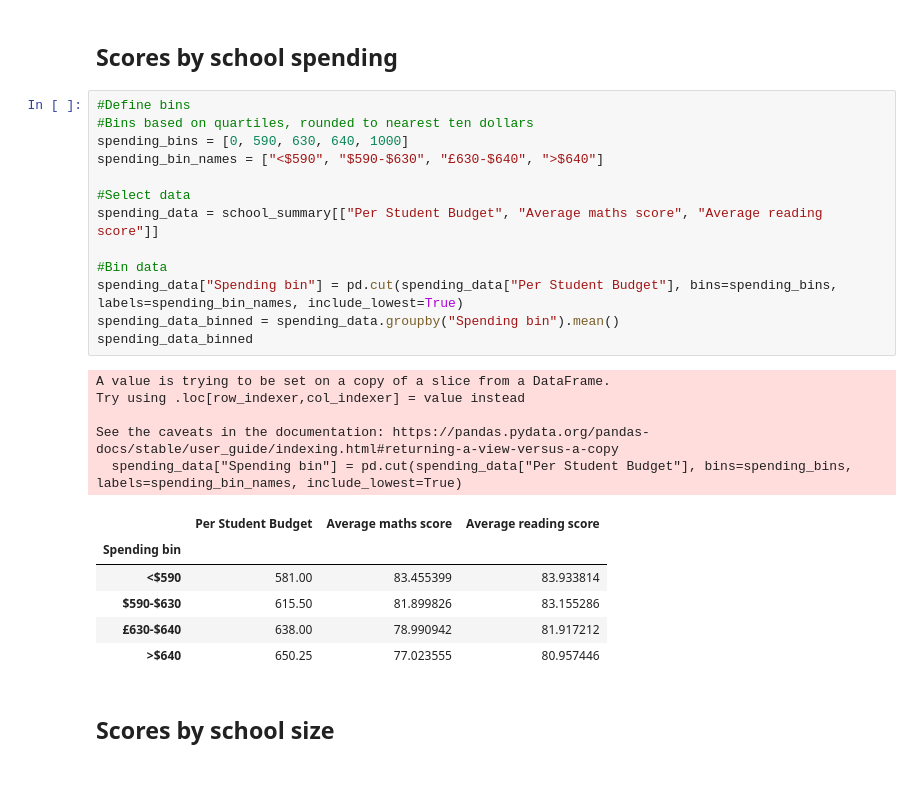
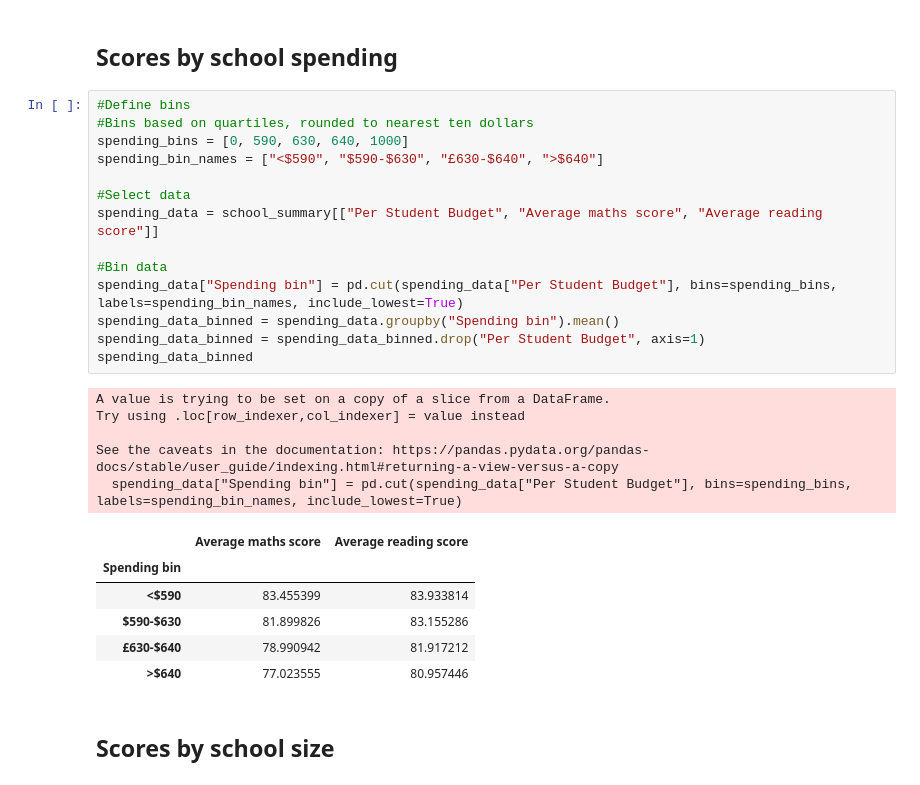
Before and after one commit to TomHOldershaw/Pandas-Challenge, a Jupyter notebook: PyCitySchools/PyCitySchools.ipynb, the cells around one changed output. Cells and saved outputs as stored; diff of their text form.

```diff
--- a/PyCitySchools/PyCitySchools.ipynb
+++ b/PyCitySchools/PyCitySchools.ipynb
@@ -288,28 +288,29 @@ Scores by school spending
 # %%
 #Define bins
 #Bins based on quartiles, rounded to nearest ten dollars
 spending_bins = [0, 590, 630, 640, 1000]
 spending_bin_names = ["<$590", "$590-$630", "£630-$640", ">$640"]
 
 #Select data
 spending_data = school_summary[["Per Student Budget", "Average maths score", "Average reading score"]]
 
 #Bin data
 spending_data["Spending bin"] = pd.cut(spending_data["Per Student Budget"], bins=spending_bins, labels=spending_bin_names, include_lowest=True)
 spending_data_binned = spending_data.groupby("Spending bin").mean()
+spending_data_binned = spending_data_binned.drop("Per Student Budget", axis=1)
 spending_data_binned
 # %% [output]
 A value is trying to be set on a copy of a slice from a DataFrame.
 Try using .loc[row_indexer,col_indexer] = value instead
 
 See the caveats in the documentation: https://pandas.pydata.org/pandas-docs/stable/user_guide/indexing.html#returning-a-view-versus-a-copy
   spending_data["Spending bin"] = pd.cut(spending_data["Per Student Budget"], bins=spending_bins, labels=spending_bin_names, include_lowest=True)
-|  | Per Student Budget | Average maths score | Average reading score |
-| Spending bin |  |  |  |
-| <$590 | 581.00 | 83.455399 | 83.933814 |
-| $590-$630 | 615.50 | 81.899826 | 83.155286 |
-| £630-$640 | 638.00 | 78.990942 | 81.917212 |
-| >$640 | 650.25 | 77.023555 | 80.957446 |
+|  | Average maths score | Average reading score |
+| Spending bin |  |  |
+| <$590 | 83.455399 | 83.933814 |
+| $590-$630 | 81.899826 | 83.155286 |
+| £630-$640 | 78.990942 | 81.917212 |
+| >$640 | 77.023555 | 80.957446 |
 # %% [markdown]
 Scores by school size
 ---------------------
```
Also changed, not shown: parts of 5 cells of this notebook.
